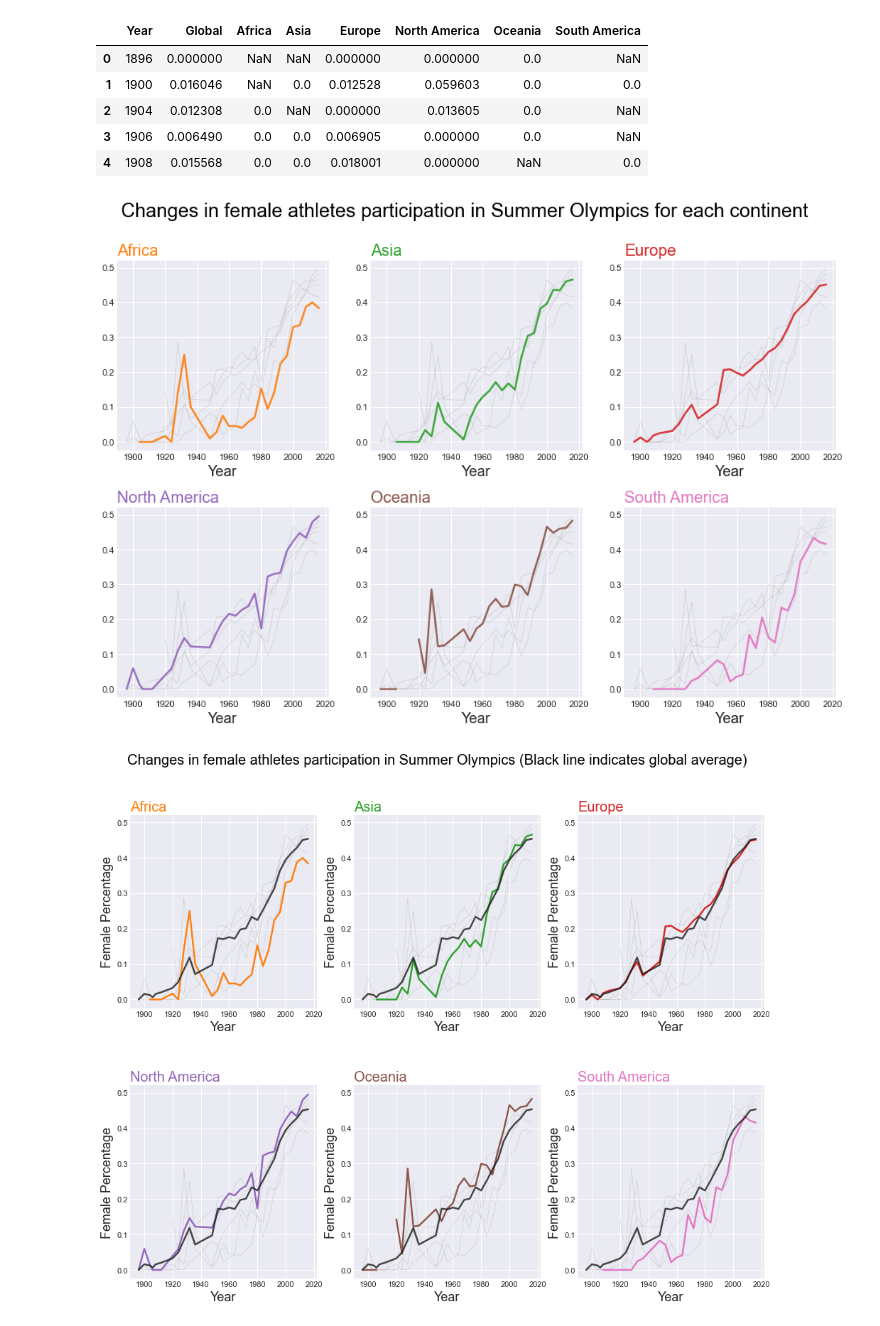
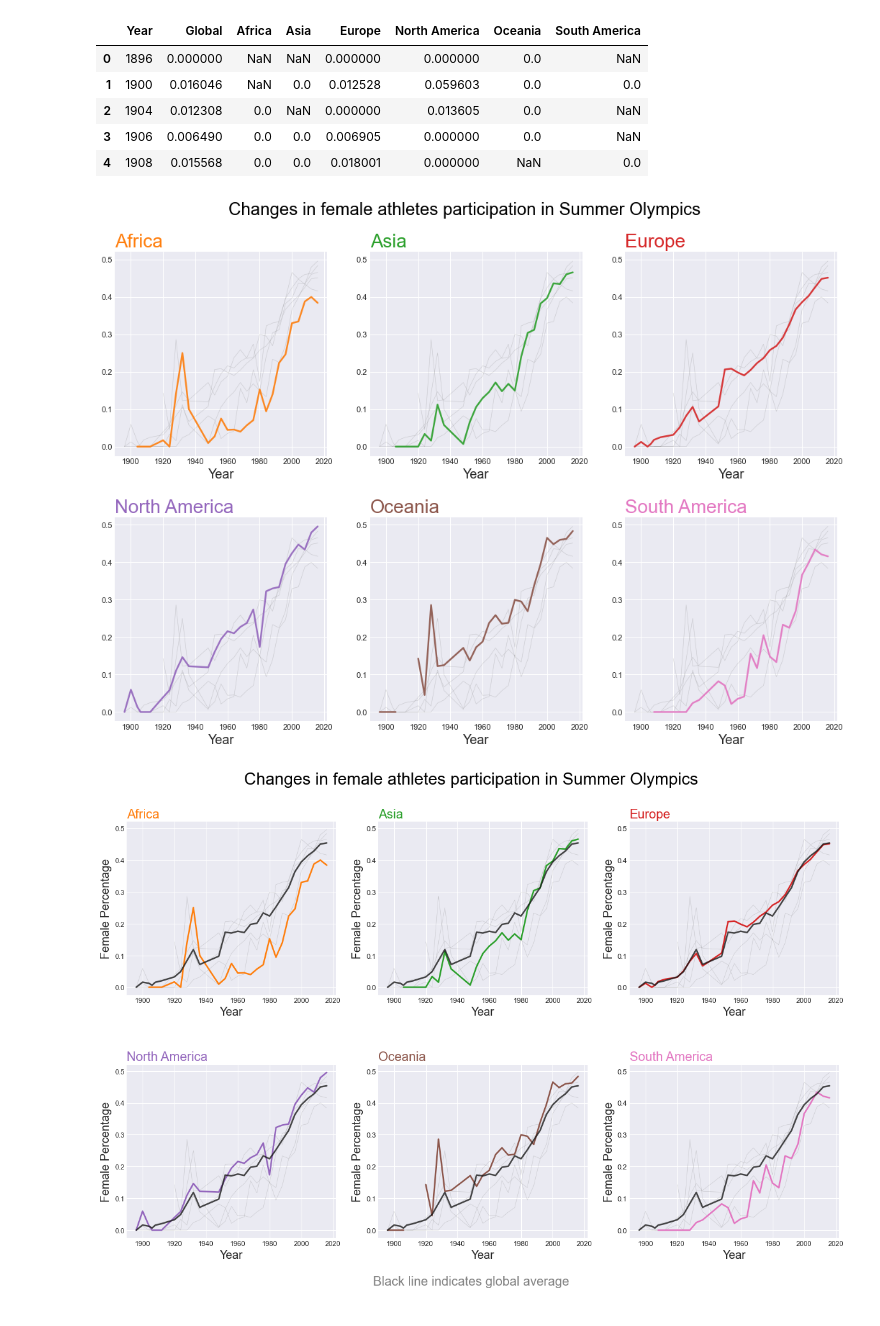
Before and after one commit to hongtaoh/olymvis-data, a Jupyter notebook: notebooks/femaleParticipattion.ipynb, the cells around one changed output. Cells and saved outputs as stored; diff of their text form; code cells hidden in the pictures.

Commit message:
editing figures

```diff
--- a/notebooks/femaleParticipattion.ipynb
+++ b/notebooks/femaleParticipattion.ipynb
@@ -350,7 +350,7 @@ continent_percentage_untidy.head()
 # %%
 df4 = continent_percentage_untidy
 
-plt.figure(figsize=(16,10))
+plt.figure(figsize=(18,12))
 
 # Initialize the figure
 plt.style.use('seaborn-darkgrid')
@@ -377,51 +377,55 @@ for column in df4.drop(['Year', 'Global'], axis=1):
 
     # Add title
     plt.xlabel('Year', fontsize=18)
-    plt.title(column, loc='left', fontsize=20, fontweight=0, color=palette(num) )
+    plt.title(column, loc='left', fontsize=26, fontweight=0, color=palette(num) )
 
 # general title
-plt.suptitle("Changes in female athletes participation in Summer Olympics for each continent",
-             fontsize=24, fontweight=3, color='black', style='normal')
+plt.suptitle("Changes in female athletes participation in Summer Olympics",
+             fontsize=24, fontweight=3, color='black', style='normal', y = 0.96)
 
-plt.savefig('../output/vis/g-2-5')
+plt.savefig('../output/vis/g-2-5', bbox_inches='tight')
 # %% [output]
-[figure, old version]
+[figure, new version]
 # %%
 df4 = continent_percentage_untidy
 
-plt.figure(figsize=(16,12))
+plt.figure(figsize=(20,12))
 
 # Initialize the figure
 plt.style.use('seaborn-darkgrid')
 
 # create a color palette
 palette = plt.get_cmap('tab10')
 
 # multiple line plot
 num=0
 for column in df4.drop(['Year', 'Global'], axis=1):
     num+=1
 
     # Find the right spot on the plot
     plt.subplot(2,3, num)
 
     # plot every groups, but discreet
     for v in df4.drop(['Year', 'Global'], axis=1):
         plt.plot(df4['Year'], df4[v], marker='', color='grey', linewidth=0.6, alpha=0.3)
         plt.subplots_adjust(wspace=None, hspace=0.4)
 
     # Plot the lineplot
     plt.plot(df4['Year'], df4[column], marker='', color=palette(num), linewidth=2.4, alpha=1, label=column)
     plt.plot(df4['Year'], df4['Global'], marker='', color='k', linewidth=2.4,alpha=0.8)
 
     # Add title
     plt.title(column, loc='left', fontsize=20, fontweight=20, color=palette(num) )
     plt.xlabel('Year', fontsize=18)
     plt.ylabel('Female Percentage', fontsize=18,rotation=90)
 
 # general title
-plt.suptitle("Changes in female athletes participation in Summer Olympics (Black line indicates global average)", fontsize=20, fontweight=3, color='black', style='normal')
+plt.suptitle("Changes in female athletes participation in Summer Olympics",
+             fontsize=26, fontweight=3, color='black', style='normal', y = 0.97)
 
-plt.savefig('../output/vis/g-2-6.png')
+txt="Black line indicates global average"
+
+plt.figtext(0.5, 0.04, txt, wrap=True, horizontalalignment='center', fontsize=20, color='gray')
+plt.savefig('../output/vis/g-2-6.png', bbox_inches='tight')
 # %% [output]
-[figure, old version]
+[figure, new version]
```
Also changed, not shown: 6 other files.
